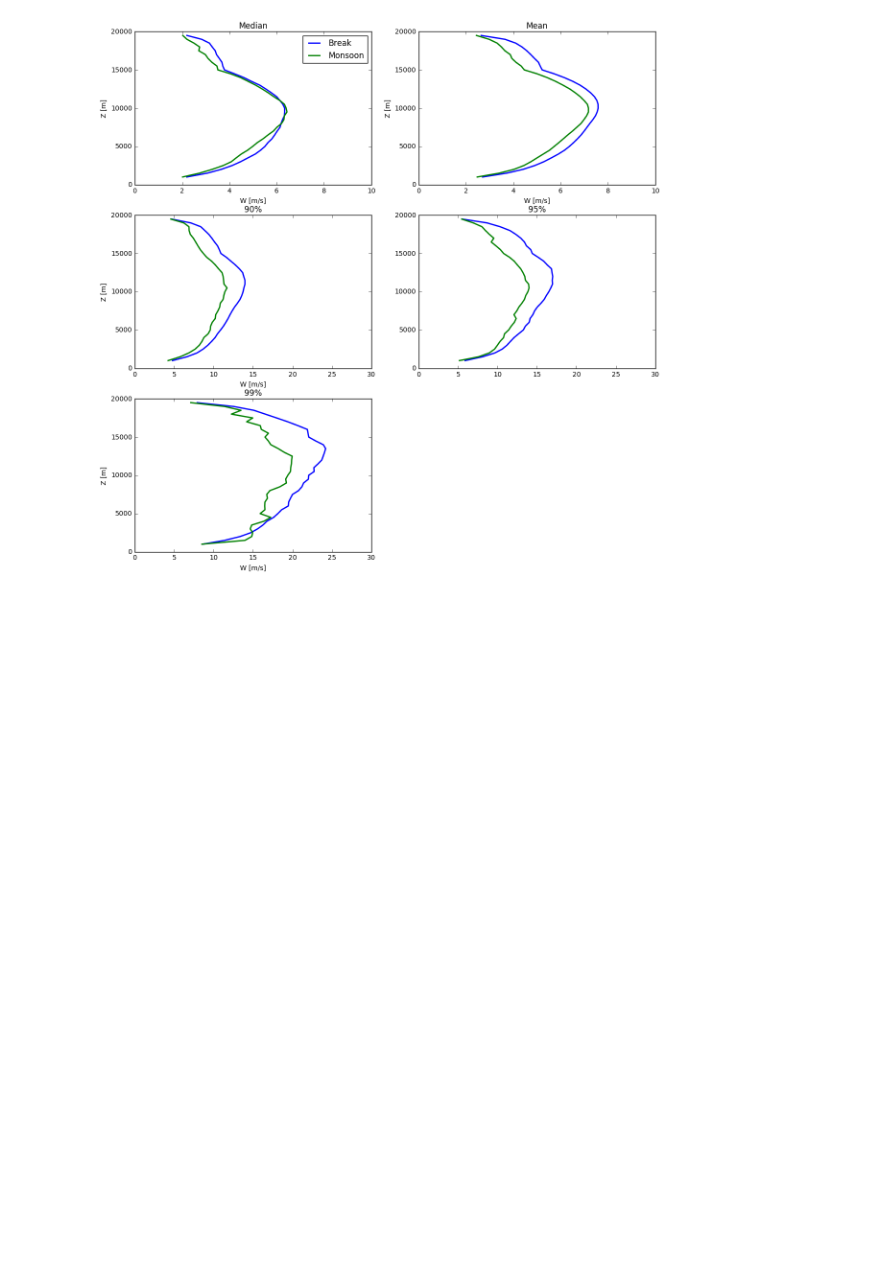
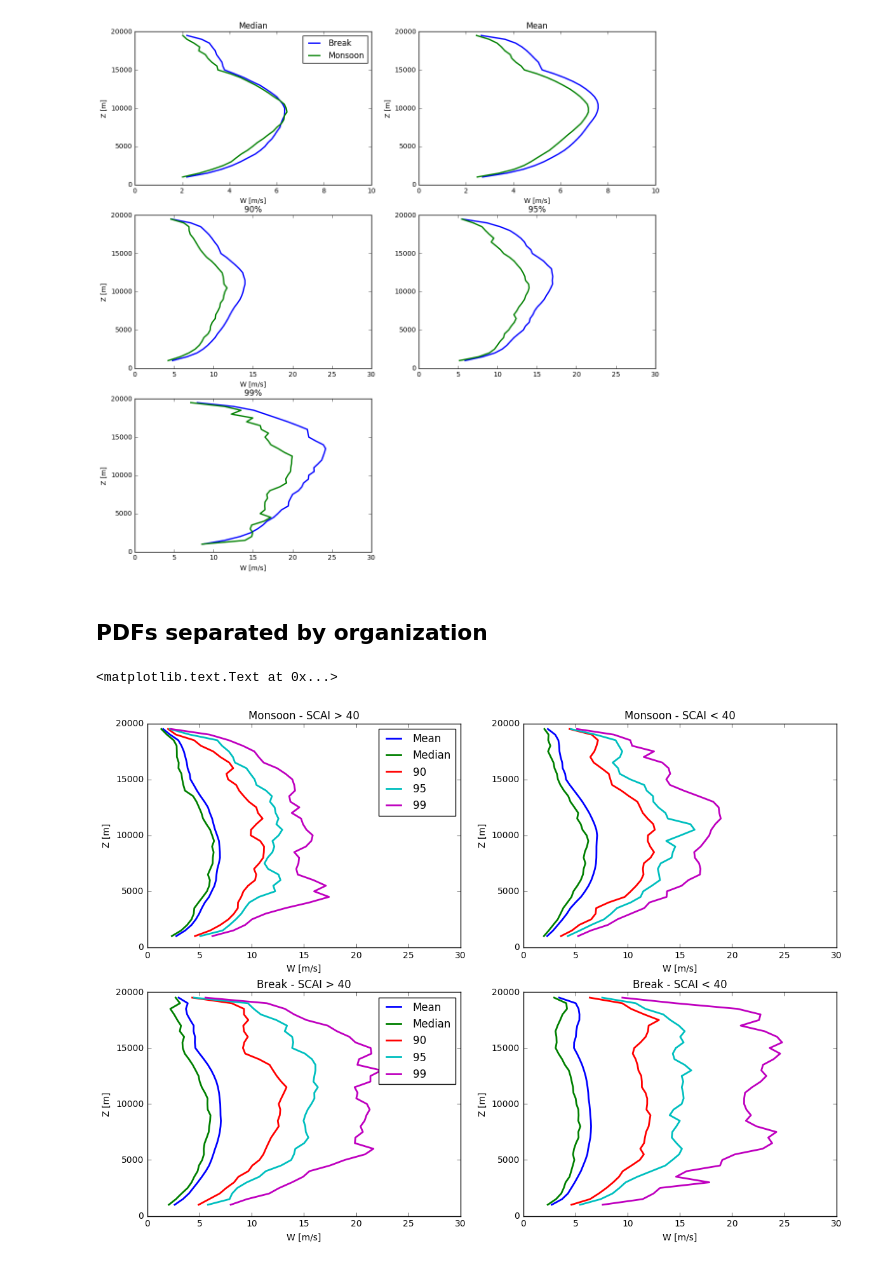
Before and after one commit to rcjackson/cmdv-rrm-anl, a Jupyter notebook: notebooks/w pdf by Drosdowsky.ipynb, the cells around one changed output. Saved outputs shown, nothing was run; the diff lists cells and outputs as text; code cells hidden in the pictures; blank space fills up the shorter version.

```diff
--- a/notebooks/w pdf by Drosdowsky.ipynb
+++ b/notebooks/w pdf by Drosdowsky.ipynb
@@ -10,6 +10,8 @@ import numpy as np
 # %%
 break_file = '/home/rjackson/data/wpdfregime_dros0_varble.cdf'
 monsoon_file = '/home/rjackson/data/wpdfregime_dros1_varble.cdf'
+break_file_org = '/home/rjackson/data/wpdfregime_dros0_varble_org.cdf'
+monsoon_file_org = '/home/rjackson/data/wpdfregime_dros1_varble_org.cdf'
 # %%
 # Break
 break_cdf = Dataset(break_file, 'r')
@@ -102,3 +138,59 @@ plt.ylabel('Z [m]')
 # %% [output]
 <matplotlib.text.Text at 0x...>
 [figure]
+# %% [markdown]
+## PDFs separated by organization
+# %%
+plt.figure(figsize=(14,10))
+plt.subplot(221)
+plt.plot(mean_m_disorganized, z_m,linewidth=2)
+plt.plot(median_m_disorganized, z_m,linewidth=2)
+plt.plot(ninety_m_disorganized, z_m,linewidth=2)
+plt.plot(ninety_five_m_disorganized, z_m,linewidth=2)
+plt.plot(ninety_nine_m_disorganized, z_m,linewidth=2)
+plt.xlim([0,30])
+plt.ylim([0,20000])
+plt.title('Monsoon - SCAI > 40')
+plt.xlabel('W [m/s]')
+plt.ylabel('Z [m]')
+plt.legend(['Mean', 'Median', '90', '95', '99'])
+
+plt.subplot(222)
+plt.plot(mean_m_organized, z_m, linewidth=2)
+plt.plot(median_m_organized, z_m,linewidth=2)
+plt.plot(ninety_m_organized, z_m, linewidth=2)
+plt.plot(ninety_five_m_organized, z_m,linewidth=2)
+plt.plot(ninety_nine_m_organized, z_m,linewidth=2)
+plt.xlim([0,30])
+plt.ylim([0,20000])
+plt.title('Monsoon - SCAI < 40')
+plt.xlabel('W [m/s]')
+plt.ylabel('Z [m]')
+
+plt.subplot(223)
+plt.plot(mean_b_disorganized, z_m,linewidth=2)
+plt.plot(median_b_disorganized, z_m,linewidth=2)
+plt.plot(ninety_b_disorganized, z_m,linewidth=2)
+plt.plot(ninety_five_b_disorganized, z_m,linewidth=2)
+plt.plot(ninety_nine_b_disorganized, z_m,linewidth=2)
+plt.xlim([0,30])
+plt.ylim([0,20000])
+plt.title('Break - SCAI > 40')
+plt.xlabel('W [m/s]')
+plt.ylabel('Z [m]')
+plt.legend(['Mean', 'Median', '90', '95', '99'])
+
+plt.subplot(224)
+plt.plot(mean_b_organized, z_m, linewidth=2)
+plt.plot(median_b_organized, z_m,linewidth=2)
+plt.plot(ninety_b_organized, z_m, linewidth=2)
+plt.plot(ninety_five_b_organized, z_m,linewidth=2)
+plt.plot(ninety_nine_b_organized, z_m,linewidth=2)
+plt.xlim([0,30])
+plt.ylim([0,20000])
+plt.title('Break - SCAI < 40')
+plt.xlabel('W [m/s]')
+plt.ylabel('Z [m]')
+# %% [output]
+<matplotlib.text.Text at 0x...>
+[figure, added]
```
Also changed, not shown: parts of 4 cells of this notebook, 1 other file.
